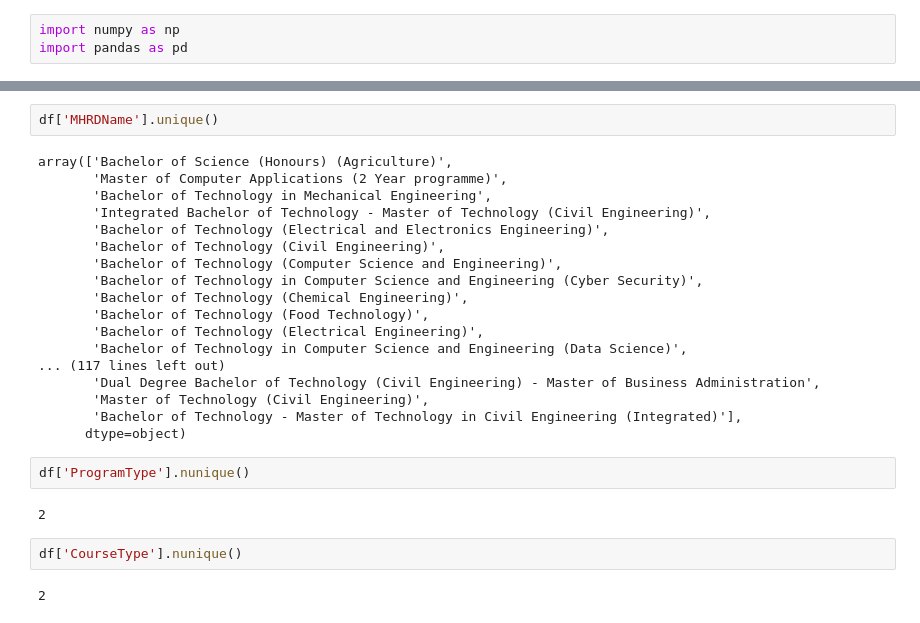
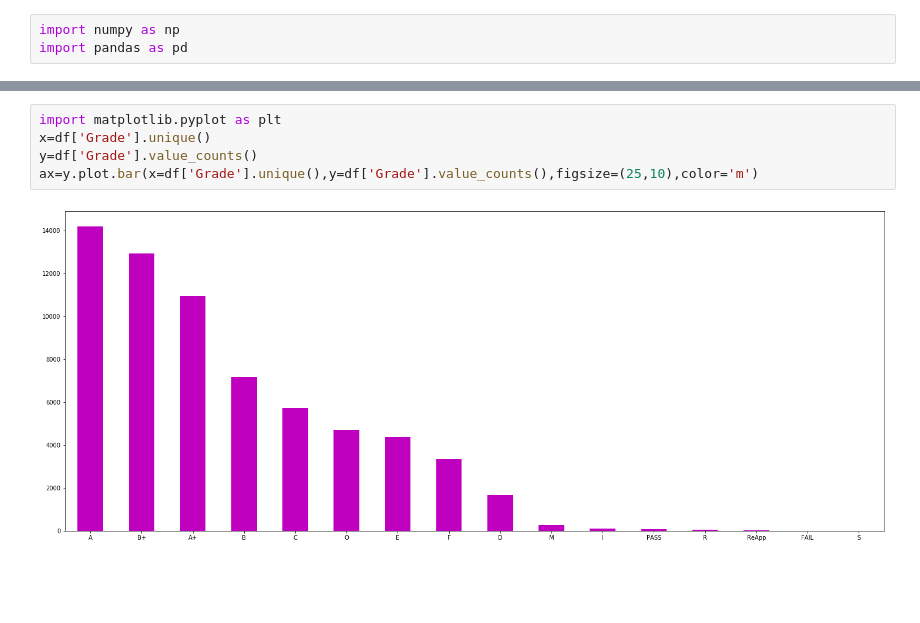
Before and after one commit to shivachandrakante/Classifying-weather-Student-will-Pass-the-Exam-or-Not, a Jupyter notebook: Project Sem 2.ipynb, the cells around one changed output, grey strips where cells are left out. Cells and saved outputs as stored; diff of their text form; blank space fills up the shorter version.

```diff
--- a/Project Sem 2.ipynb
+++ b/Project Sem 2.ipynb
@@ -32,28 +110,7 @@ df['MHRDName'].nunique()
-# %%
-df['MHRDName'].unique()
-# %% [output]
-array(['Bachelor of Science (Honours) (Agriculture)',
-       'Master of Computer Applications (2 Year programme)',
-       'Bachelor of Technology in Mechanical Engineering',
-       'Integrated Bachelor of Technology - Master of Technology (Civil Engineering)',
-       'Bachelor of Technology (Electrical and Electronics Engineering)',
-       'Bachelor of Technology (Civil Engineering)',
-       'Bachelor of Technology (Computer Science and Engineering)',
-       'Bachelor of Technology in Computer Science and Engineering (Cyber Security)',
-       'Bachelor of Technology (Chemical Engineering)',
-       'Bachelor of Technology (Food Technology)',
-       'Bachelor of Technology (Electrical Engineering)',
-       'Bachelor of Technology in Computer Science and Engineering (Data Science)',
-... (117 lines left out)
-       'Dual Degree Bachelor of Technology (Civil Engineering) - Master of Business Administration',
-       'Master of Technology (Civil Engineering)',
-       'Bachelor of Technology - Master of Technology in Civil Engineering (Integrated)'],
-      dtype=object)
-# %%
-df['ProgramType'].nunique()
-# %% [output]
-2
-# %%
-df['CourseType'].nunique()
-# %% [output]
-2
+# %%
+import matplotlib.pyplot as plt
+x=df['Grade'].unique()
+y=df['Grade'].value_counts()
+ax=y.plot.bar(x=df['Grade'].unique(),y=df['Grade'].value_counts(),figsize=(25,10),color='m')
+# %% [output]
+[figure, added]
```
Also changed, not shown: parts of 34 cells of this notebook.
